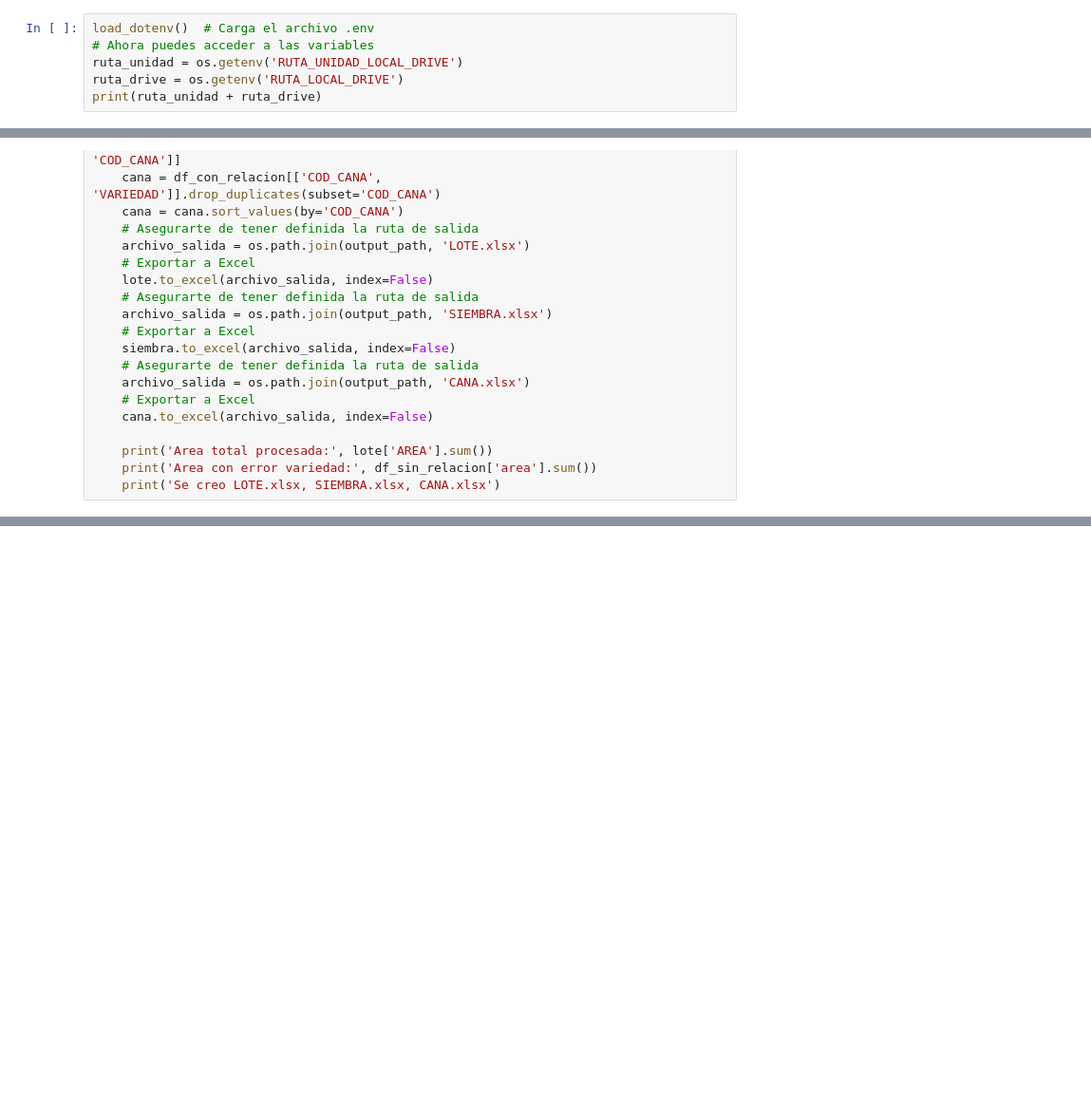
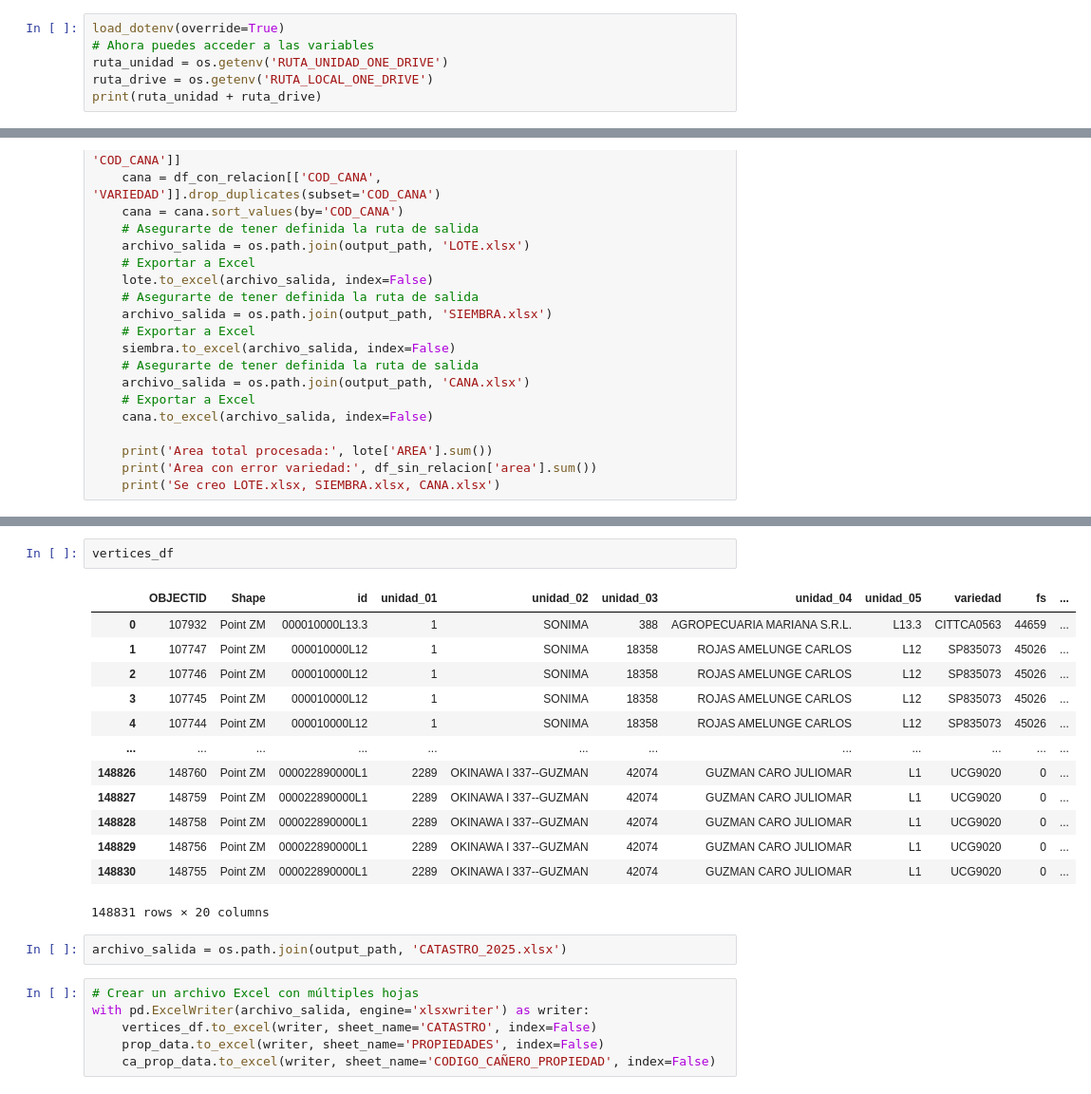
Before and after one commit to bismarksr17/utea_scripts, a Jupyter notebook: delta_x/crear_xlsx.ipynb, the cells around one changed output, grey strips where cells are left out. Shown at 95% size. Saved outputs shown, nothing was run; the diff lists cells and outputs as text; blank space fills up the shorter version.

```diff
--- a/delta_x/crear_xlsx.ipynb
+++ b/delta_x/crear_xlsx.ipynb
@@ -5,9 +5,9 @@ import geopandas as gpd
 from dotenv import load_dotenv
 import os
 # %%
-load_dotenv()  # Carga el archivo .env
+load_dotenv(override=True)
 # Ahora puedes acceder a las variables
-ruta_unidad = os.getenv('RUTA_UNIDAD_LOCAL_DRIVE')
-ruta_drive = os.getenv('RUTA_LOCAL_DRIVE')
+ruta_unidad = os.getenv('RUTA_UNIDAD_ONE_DRIVE')
+ruta_drive = os.getenv('RUTA_LOCAL_ONE_DRIVE')
 print(ruta_unidad + ruta_drive)
 # %% [output]
@@ -225,0 +314,24 @@ gdf_catastro
+# %%
+vertices_df
+# %% [output]
+|  | OBJECTID | Shape | id | unidad_01 | unidad_02 | unidad_03 | unidad_04 | unidad_05 | variedad | fs | ... |
+| 0 | 107932 | Point ZM | 000010000L13.3 | 1 | SONIMA | 388 | AGROPECUARIA MARIANA S.R.L. | L13.3 | CITTCA0563 | 44659 | ... |
+| 1 | 107747 | Point ZM | 000010000L12 | 1 | SONIMA | 18358 | ROJAS AMELUNGE CARLOS | L12 | SP835073 | 45026 | ... |
+| 2 | 107746 | Point ZM | 000010000L12 | 1 | SONIMA | 18358 | ROJAS AMELUNGE CARLOS | L12 | SP835073 | 45026 | ... |
+| 3 | 107745 | Point ZM | 000010000L12 | 1 | SONIMA | 18358 | ROJAS AMELUNGE CARLOS | L12 | SP835073 | 45026 | ... |
+| 4 | 107744 | Point ZM | 000010000L12 | 1 | SONIMA | 18358 | ROJAS AMELUNGE CARLOS | L12 | SP835073 | 45026 | ... |
+| ... | ... | ... | ... | ... | ... | ... | ... | ... | ... | ... | ... |
+| 148826 | 148760 | Point ZM | 000022890000L1 | 2289 | OKINAWA I 337--GUZMAN | 42074 | GUZMAN CARO JULIOMAR | L1 | UCG9020 | 0 | ... |
+| 148827 | 148759 | Point ZM | 000022890000L1 | 2289 | OKINAWA I 337--GUZMAN | 42074 | GUZMAN CARO JULIOMAR | L1 | UCG9020 | 0 | ... |
+| 148828 | 148758 | Point ZM | 000022890000L1 | 2289 | OKINAWA I 337--GUZMAN | 42074 | GUZMAN CARO JULIOMAR | L1 | UCG9020 | 0 | ... |
+| 148829 | 148756 | Point ZM | 000022890000L1 | 2289 | OKINAWA I 337--GUZMAN | 42074 | GUZMAN CARO JULIOMAR | L1 | UCG9020 | 0 | ... |
+| 148830 | 148755 | Point ZM | 000022890000L1 | 2289 | OKINAWA I 337--GUZMAN | 42074 | GUZMAN CARO JULIOMAR | L1 | UCG9020 | 0 | ... |
+148831 rows × 20 columns
+# %%
+archivo_salida = os.path.join(output_path, 'CATASTRO_2025.xlsx')
+# %%
+# Crear un archivo Excel con múltiples hojas
+with pd.ExcelWriter(archivo_salida, engine='xlsxwriter') as writer:
+    vertices_df.to_excel(writer, sheet_name='CATASTRO', index=False)
+    prop_data.to_excel(writer, sheet_name='PROPIEDADES', index=False)
+    ca_prop_data.to_excel(writer, sheet_name='CODIGO_CAÑERO_PROPIEDAD', index=False)
```
Also changed, not shown: parts of 15 cells of this notebook, 2 other files.
